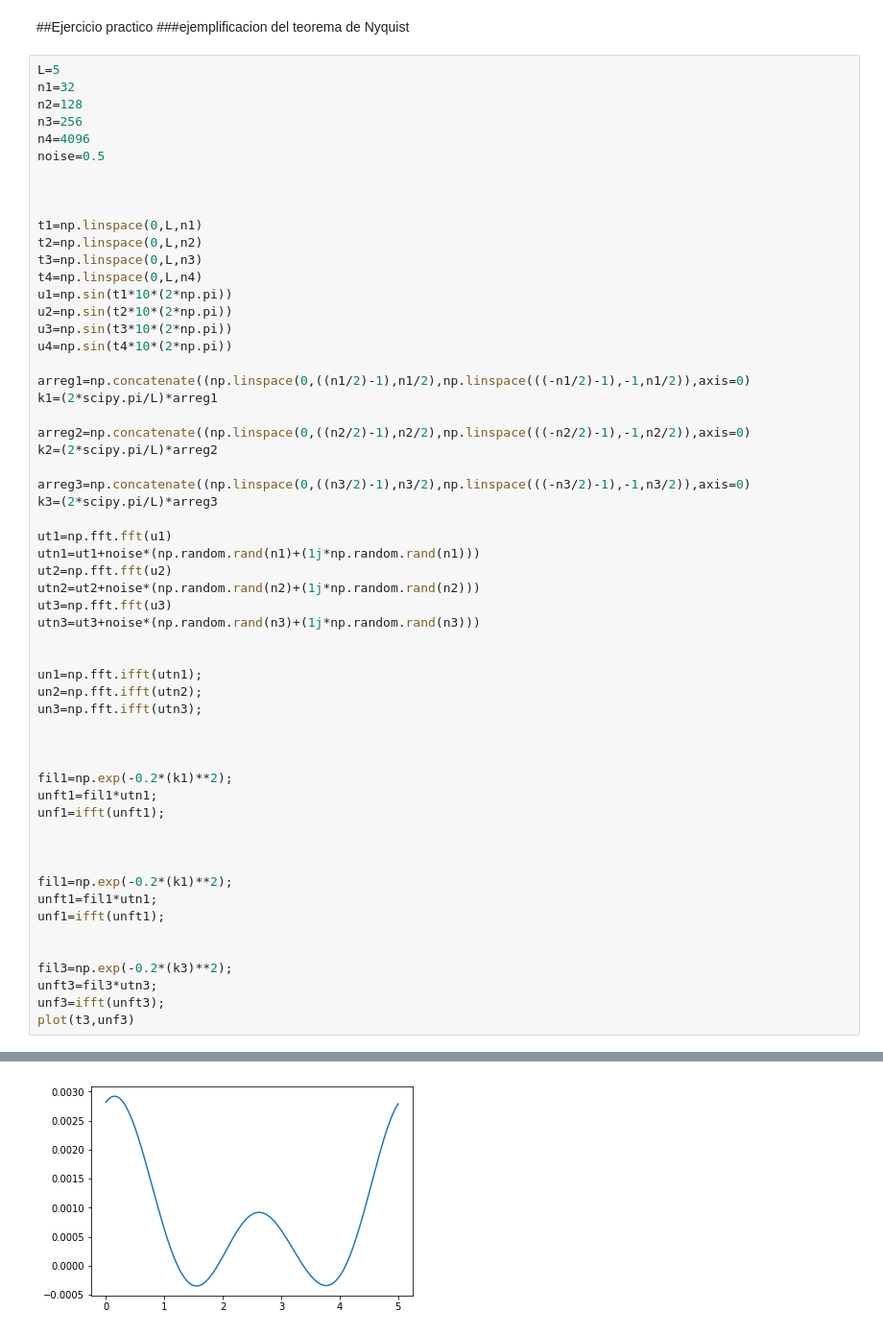
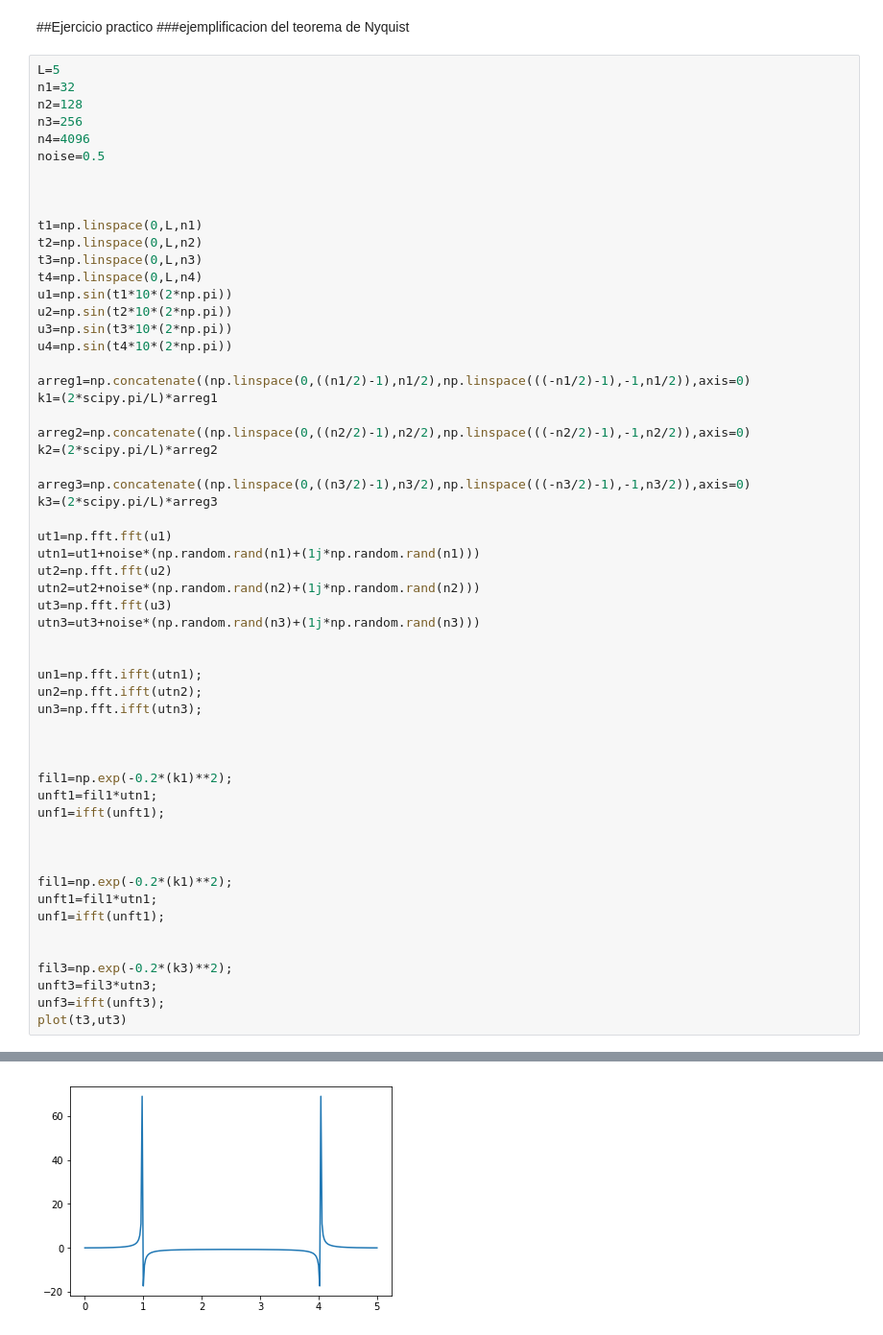
Before and after one commit to ChristianABJ/Herramientas_Computacionales_IMEC3602, a Jupyter notebook: 05_taller04/Taller_4.ipynb, the cells around one changed output, grey strips where cells are left out. Shown at 96% size. Drawn from its saved outputs; the diff is of its cells as text.

```diff
--- a/05_taller04/Taller_4.ipynb
+++ b/05_taller04/Taller_4.ipynb
@@ -336,32 +392,32 @@ k3=(2*scipy.pi/L)*arreg3
 ut1=np.fft.fft(u1)
 utn1=ut1+noise*(np.random.rand(n1)+(1j*np.random.rand(n1)))
 ut2=np.fft.fft(u2)
 utn2=ut2+noise*(np.random.rand(n2)+(1j*np.random.rand(n2)))
 ut3=np.fft.fft(u3)
 utn3=ut3+noise*(np.random.rand(n3)+(1j*np.random.rand(n3)))
 
 
 un1=np.fft.ifft(utn1);
 un2=np.fft.ifft(utn2);
 un3=np.fft.ifft(utn3);
 
 
 
 fil1=np.exp(-0.2*(k1)**2);
 unft1=fil1*utn1;
 unf1=ifft(unft1);
 
 
 
 fil1=np.exp(-0.2*(k1)**2);
 unft1=fil1*utn1;
 unf1=ifft(unft1);
 
 
 fil3=np.exp(-0.2*(k3)**2);
 unft3=fil3*utn3;
 unf3=ifft(unft3);
-plot(t3,unf3)
+plot(t3,ut3)
 # %% [output]
 [<matplotlib.lines.Line2D at 0x...>]
-[figure, old version]
+[figure, new version]
```
Also changed, not shown: parts of 20 cells of this notebook.
